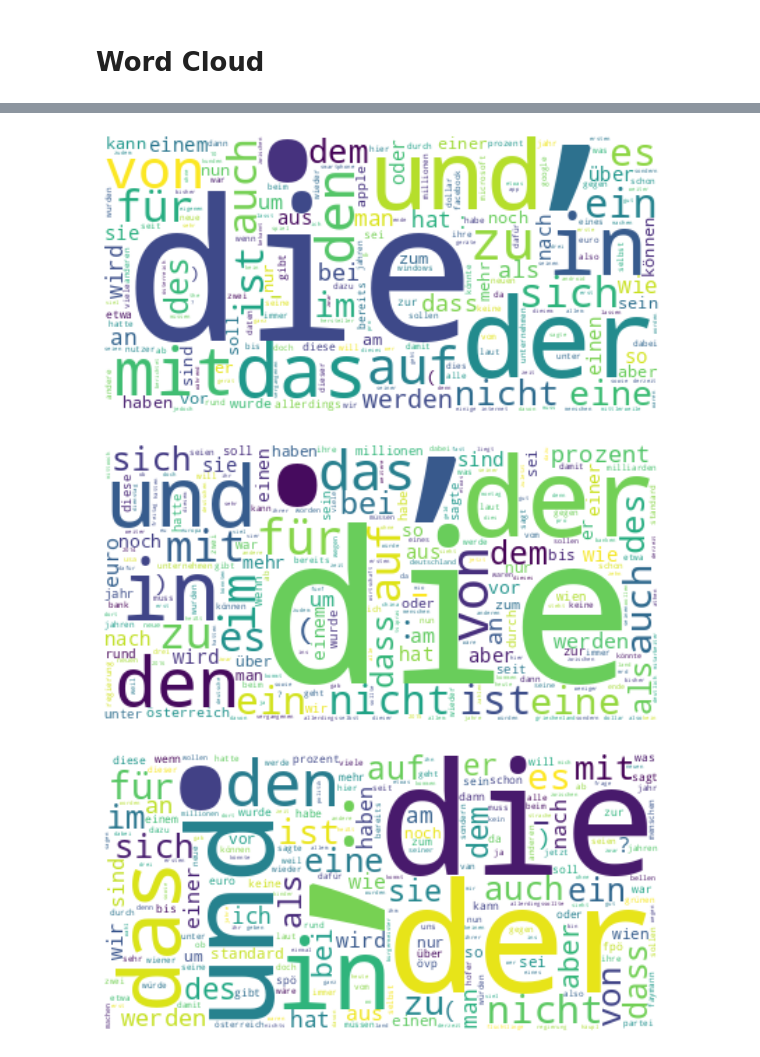
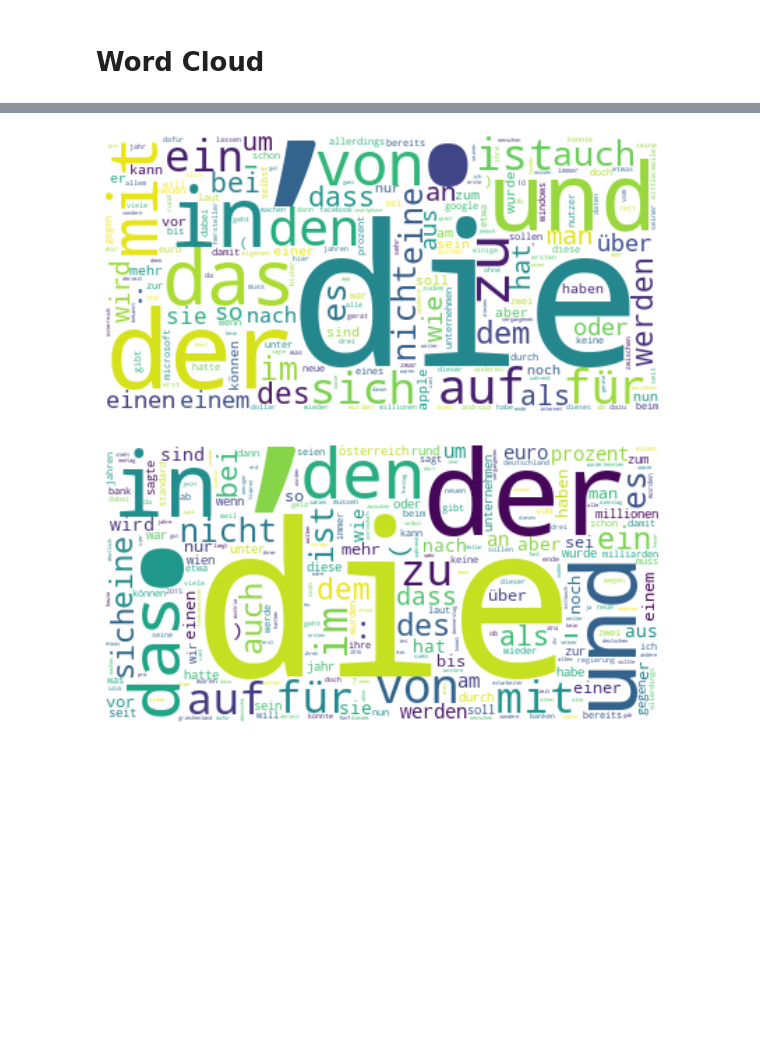
Before and after one commit to raffaelschmid/nlp-topic-classification-german, a Jupyter notebook: notebook/eda/02_analyze_language.ipynb, the cells around one changed output, grey strips where cells are left out. Cells and saved outputs as stored; diff of their text form; code cells hidden in the pictures; blank space fills up the shorter version.

Commit message:
import to gcp

```diff
--- a/notebook/eda/02_analyze_language.ipynb
+++ b/notebook/eda/02_analyze_language.ipynb
@@ -31,7 +52,7 @@ def predict_lang(text):
 # Data Loading
 # %%
 
-data_train = load_dataframe(file.news_articles_raw_train)
+data_train = read_parquet(file.news_articles_raw_train)
 data_train
 # %% [output]
 |  | text_original | label |
@@ -120,6 +141,10 @@ sns.countplot(x="lang", data=data_test_lang)
 # %% [markdown]
 # Word Cloud
 # %%
+from reporting.text import create_word_cloud
+import nltk
+
+nltk.download('punkt')
 
 for label in data_train["label"].unique():
     texts = data_train.loc[(data_train["label"] == label)].text_original
@@ -130,3 +157,2 @@ for label in data_train["label"].unique():
-[figure, old version]
+[figure, new version]
-[figure, old version]
+[figure, new version]
-[figure, removed]
```
Also changed, not shown: parts of 7 cells of this notebook, 3 other files.
